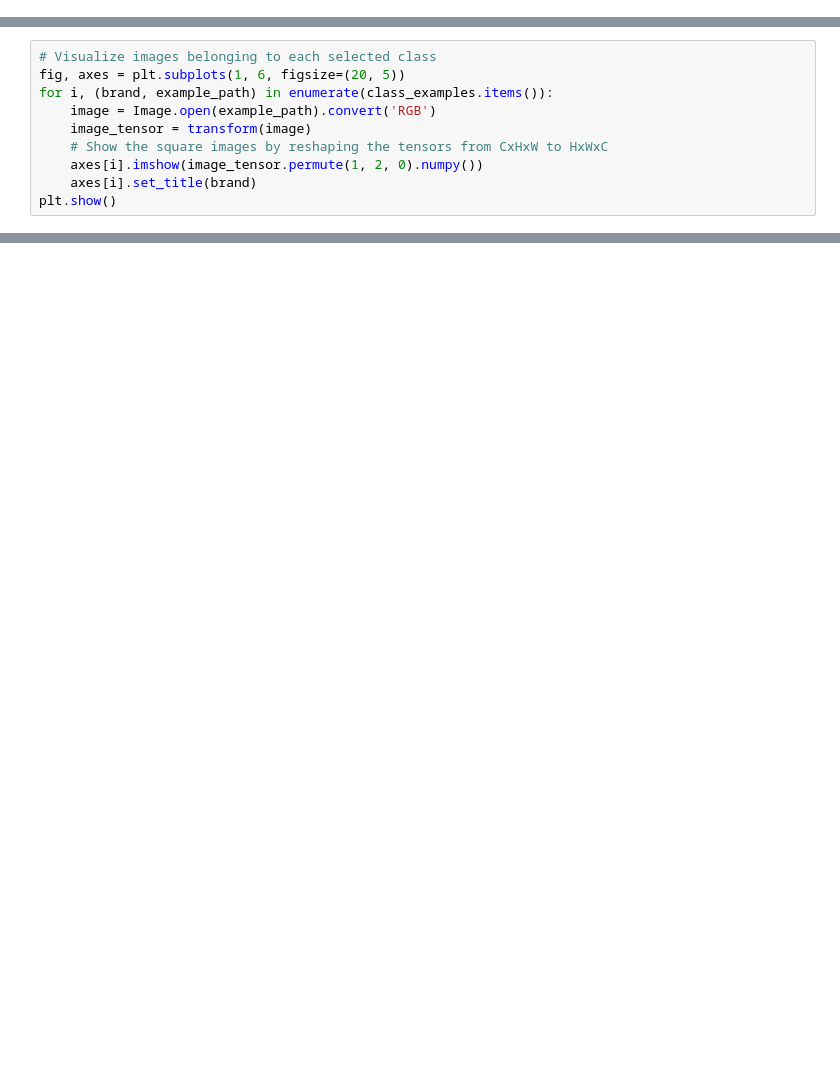
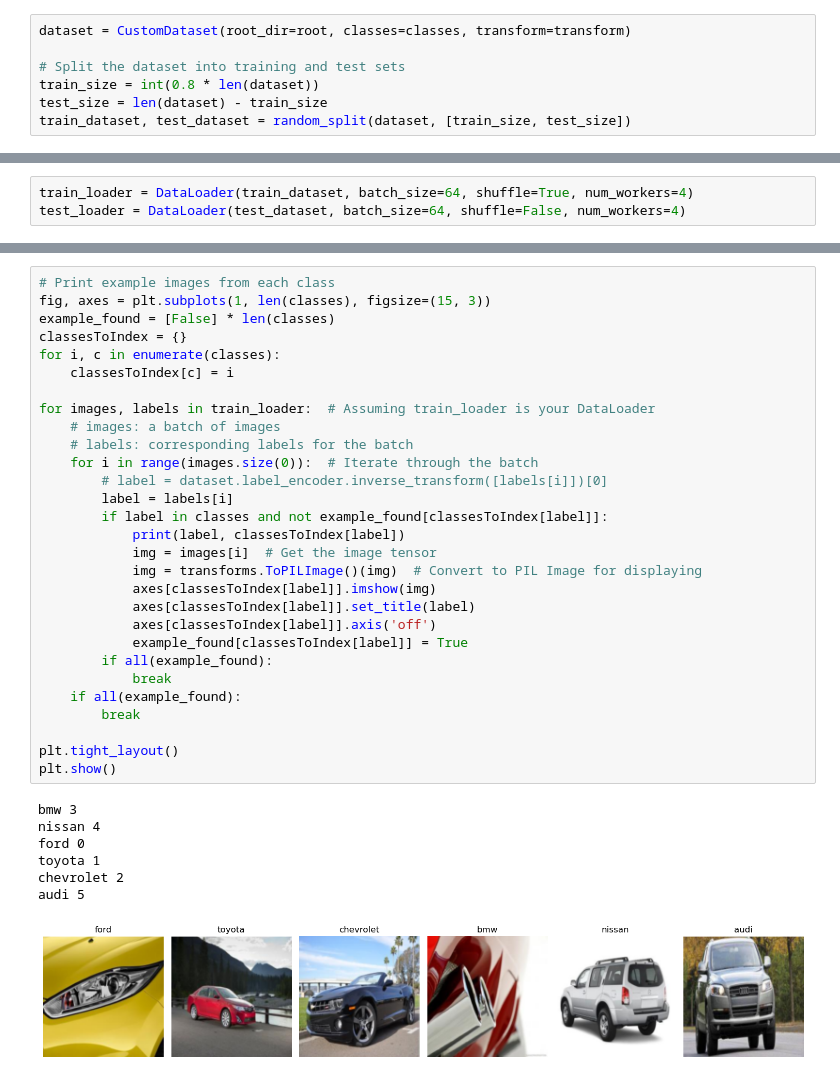
Before and after one commit to SujalN/ECE176Project, a Jupyter notebook: code.ipynb, the cells around one changed output, grey strips where cells are left out. Saved outputs shown, nothing was run; the diff lists cells and outputs as text; blank space fills up the shorter version.

Commit message:
Fix kernel crash on GPU, update architecture, implement batch loading

```diff
--- a/code.ipynb
+++ b/code.ipynb
@@ -58 +49,8 @@ chevrolet
+# %%
+dataset = CustomDataset(root_dir=root, classes=classes, transform=transform)
+
+# Split the dataset into training and test sets
+train_size = int(0.8 * len(dataset))
+test_size = len(dataset) - train_size
+train_dataset, test_dataset = random_split(dataset, [train_size, test_size])
 # %%
@@ -64,10 +61,0 @@ print(len(labels))
-# %%
-# Visualize images belonging to each selected class
-fig, axes = plt.subplots(1, 6, figsize=(20, 5))
-for i, (brand, example_path) in enumerate(class_examples.items()):
-    image = Image.open(example_path).convert('RGB')
-    image_tensor = transform(image)
-    # Show the square images by reshaping the tensors from CxHxW to HxWxC
-    axes[i].imshow(image_tensor.permute(1, 2, 0).numpy())
-    axes[i].set_title(brand)
-plt.show()
@@ -83,0 +62,3 @@ X_train, X_test, y_train, y_test = train_test_split(images, labels, test_size=0.
+# %%
+train_loader = DataLoader(train_dataset, batch_size=64, shuffle=True, num_workers=4)
+test_loader = DataLoader(test_dataset, batch_size=64, shuffle=False, num_workers=4)
@@ -83,0 +80,37 @@ X_train, X_test, y_train, y_test = train_test_split(images, labels, test_size=0.
+# %%
+# Print example images from each class
+fig, axes = plt.subplots(1, len(classes), figsize=(15, 3))
+example_found = [False] * len(classes)
+classesToIndex = {}
+for i, c in enumerate(classes):
+    classesToIndex[c] = i
+
+for images, labels in train_loader:  # Assuming train_loader is your DataLoader
+    # images: a batch of images
+    # labels: corresponding labels for the batch
+    for i in range(images.size(0)):  # Iterate through the batch
+        # label = dataset.label_encoder.inverse_transform([labels[i]])[0]
+        label = labels[i]
+        if label in classes and not example_found[classesToIndex[label]]:
+            print(label, classesToIndex[label])
+            img = images[i]  # Get the image tensor
+            img = transforms.ToPILImage()(img)  # Convert to PIL Image for displaying
+            axes[classesToIndex[label]].imshow(img)
+            axes[classesToIndex[label]].set_title(label)
+            axes[classesToIndex[label]].axis('off')
+            example_found[classesToIndex[label]] = True
+        if all(example_found):
+            break
+    if all(example_found):
+        break
+
+plt.tight_layout()
+plt.show()
+# %% [output]
+bmw 3
+nissan 4
+ford 0
+toyota 1
+chevrolet 2
+audi 5
+[figure, added]
```
Also changed, not shown: parts of 20 cells of this notebook.
